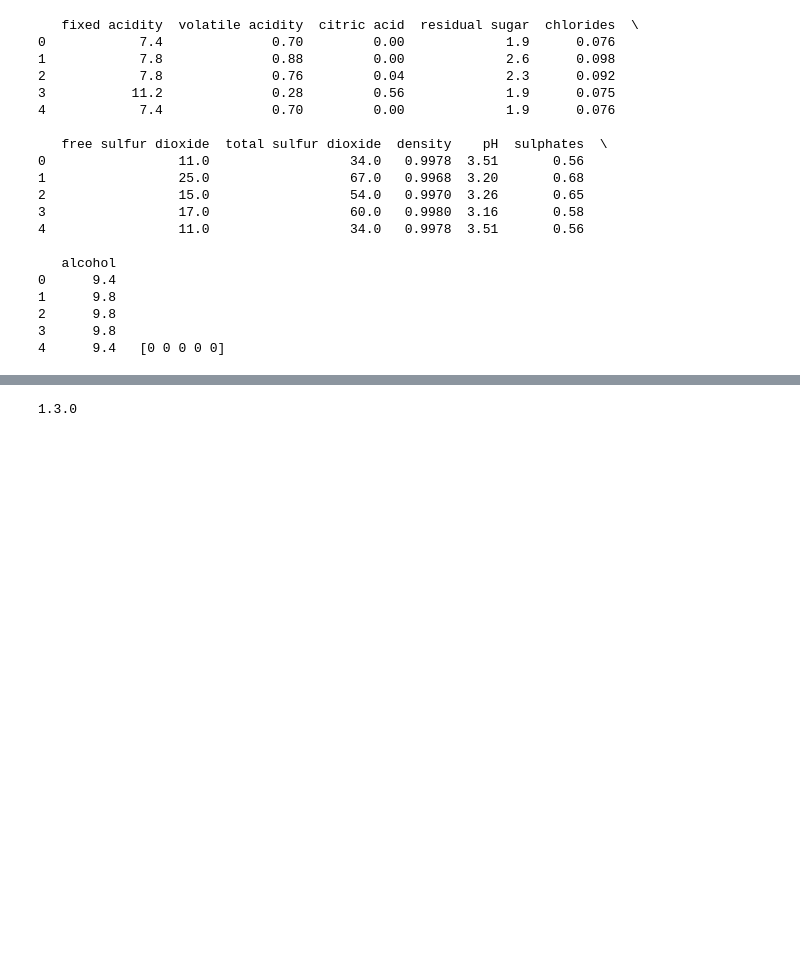
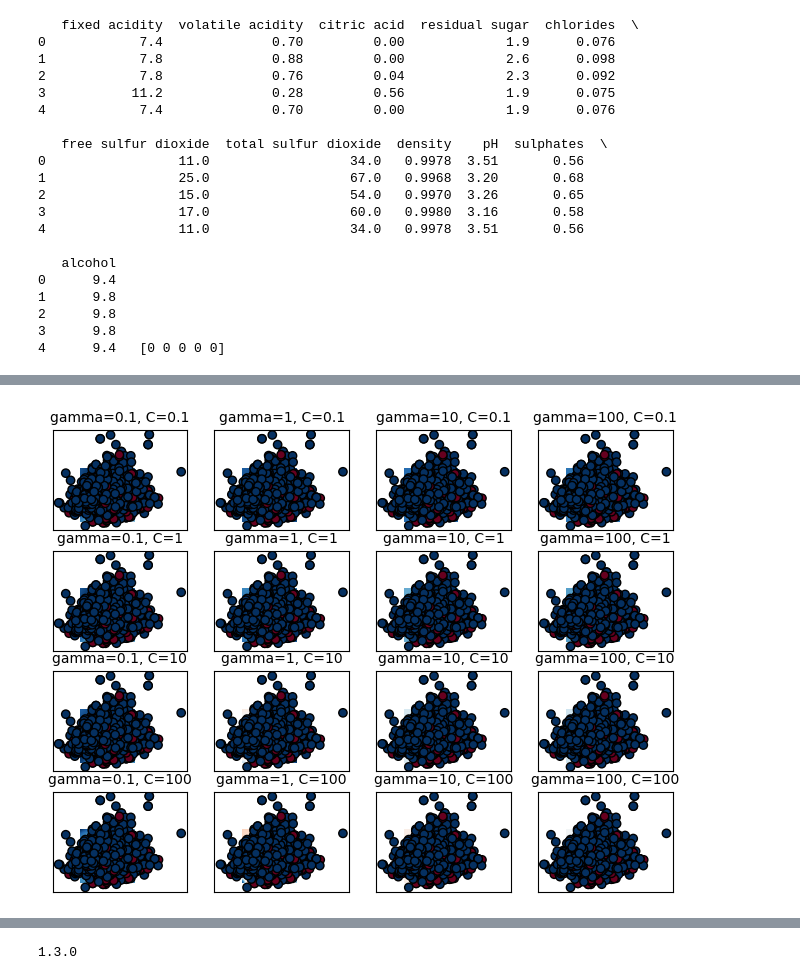
Before and after one commit to sawa25/2Y_ML_project8, a Jupyter notebook: miniproject8.ipynb, the cells around one changed output, grey strips where cells are left out. Saved outputs shown, nothing was run; the diff lists cells and outputs as text; code cells hidden in the pictures; blank space fills up the shorter version.

```diff
--- a/miniproject8.ipynb
+++ b/miniproject8.ipynb
@@ -131,6 +131,8 @@ X_train, X_test, y_train, y_test = train_test_split(X, y, test_size=0.2, random_
 scaler = StandardScaler()
 X_train = scaler.fit_transform(X_train)
 X_test = scaler.transform(X_test)
+# %%
+X_t = scaler.transform(X)
 # %%
 from sklearn.metrics import make_scorer, accuracy_score
 from time import time
@@ -320,9 +315,10 @@ for params in ParameterGrid(param_grid):
     kernel = params['kernel']
 
     clf = SVC(C=C, gamma=gamma, kernel=kernel)
-    clf.fit(X, y)
+    clf.fit(X_t, y)
 
     classifiers.append((C, gamma, clf))
+
 
 # Visualization
 
@@ -349,0 +365,54 @@ ValueError: X has 2 features, but SVC is expecting 11 features as input.
+# %%
+from sklearn.model_selection import ParameterGrid
+from sklearn.decomposition import PCA
+from sklearn.svm import SVC
+import numpy as np
+import matplotlib.pyplot as plt
+
+param_grid = {
+    'C': [0.1, 1, 10, 100],
+    'gamma': [0.1, 1, 10, 100],
+    'kernel': ['rbf']
+}
+
+classifiers = []
+
+pca = PCA(n_components=2)
+X_pca = pca.fit_transform(X_t)
+
+for params in ParameterGrid(param_grid):
+    C = params['C']
+    gamma = params['gamma']
+    kernel = params['kernel']
+
+    clf = SVC(C=C, gamma=gamma, kernel=kernel)
+    clf.fit(X_pca, y)
+
+    classifiers.append((C, gamma, clf))
+
+# Visualization
+
+plt.figure(figsize=(8, 6))
+mi=X_pca[:, 0].min
+ma=X_pca[:, 1].max
+xx, yy = np.meshgrid(np.linspace(mi, ma, 200), np.linspace(mi, ma, 200))
+
+n_C = len(param_grid['C'])
+n_gamma = len(param_grid['gamma'])
+
+for i, (C, gamma, clf) in enumerate(classifiers):
+    Z = clf.decision_function(np.c_[xx.ravel(), yy.ravel()])
+    Z = Z.reshape(xx.shape)
+
+    plt.subplot(n_C, n_gamma, i + 1)
+    plt.title(f"gamma={gamma}, C={C}", size="medium")
+
+    plt.pcolormesh(xx, yy, -Z, cmap=plt.cm.RdBu)
+    plt.scatter(X_pca[:, 0], X_pca[:, 1], c=y, cmap=plt.cm.RdBu_r, edgecolors="k")
+    plt.xticks(())
+    plt.yticks(())
+    plt.axis("tight")
+
+plt.show()
+# %% [output]
+[figure, added]
```
Also changed, not shown: parts of 8 cells of this notebook.
